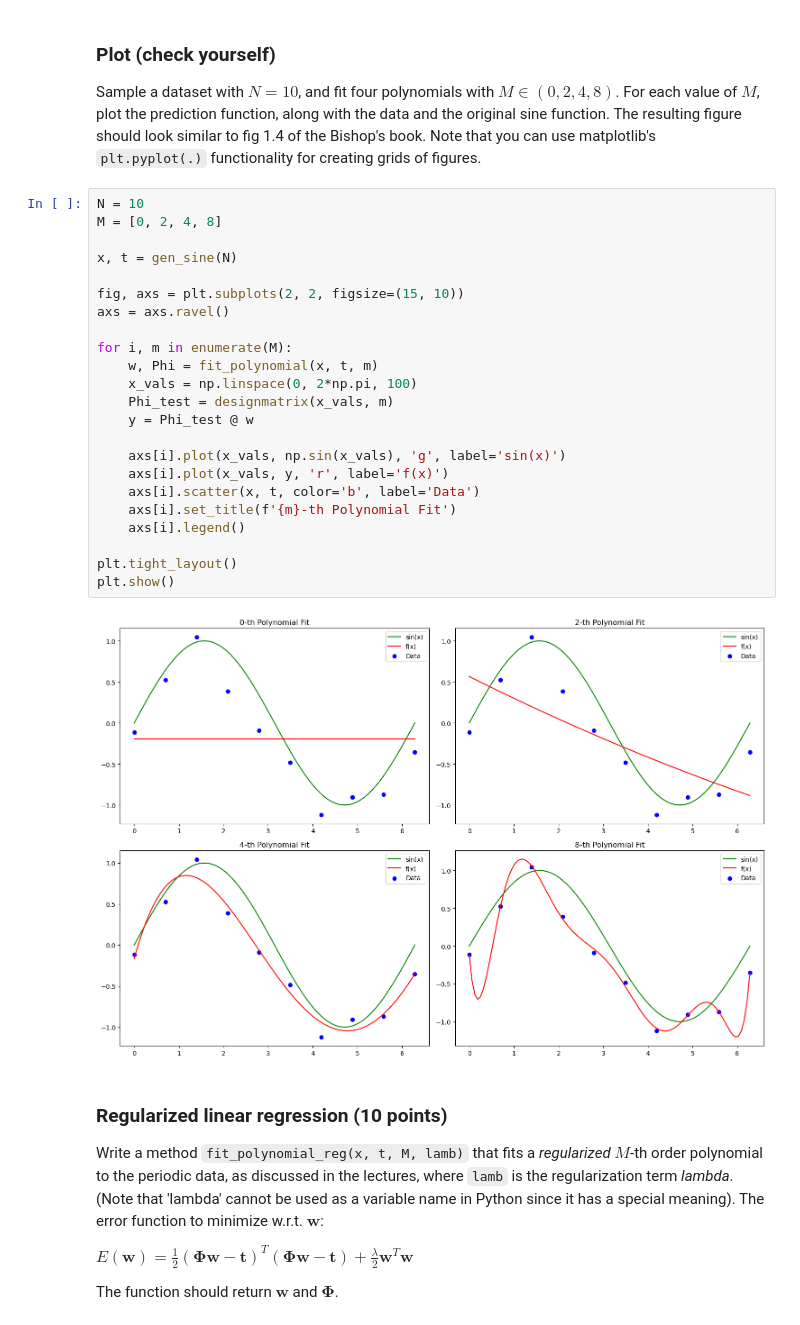
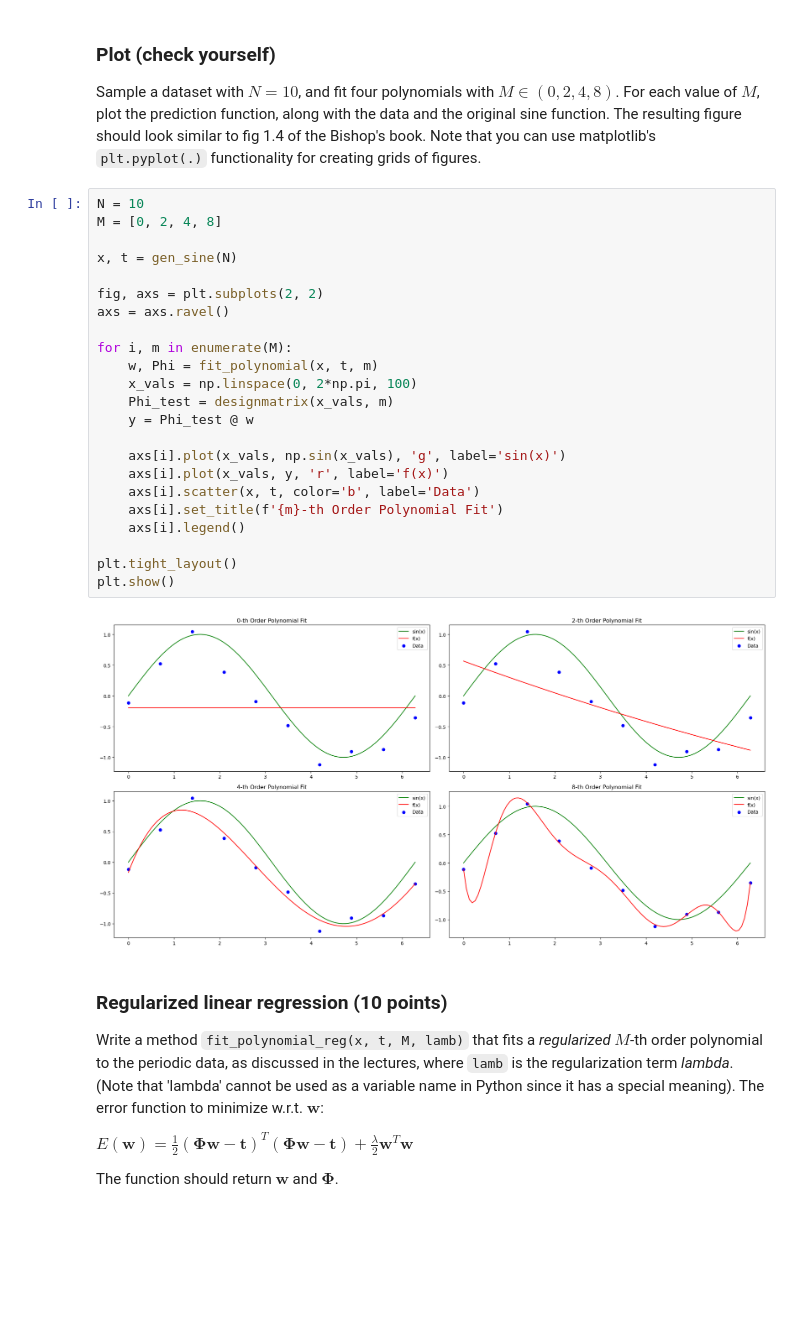
Before and after one commit to pedrocurvo/ML1, a Jupyter notebook: Lab 1/15713725_lab1.ipynb, the cells around one changed output. Drawn from its saved outputs; the diff is of its cells as text; blank space fills up the shorter version.

```diff
--- a/Lab 1/15713725_lab1.ipynb
+++ b/Lab 1/15713725_lab1.ipynb
@@ -342,28 +348,28 @@ For each value of $M$, plot the prediction function, along with the data and the
 # %%
 N = 10
 M = [0, 2, 4, 8]
 
 x, t = gen_sine(N)
 
-fig, axs = plt.subplots(2, 2, figsize=(15, 10))
+fig, axs = plt.subplots(2, 2)
 axs = axs.ravel()
 
 for i, m in enumerate(M):
     w, Phi = fit_polynomial(x, t, m)
     x_vals = np.linspace(0, 2*np.pi, 100)
     Phi_test = designmatrix(x_vals, m)
     y = Phi_test @ w
 
     axs[i].plot(x_vals, np.sin(x_vals), 'g', label='sin(x)')
     axs[i].plot(x_vals, y, 'r', label='f(x)')
     axs[i].scatter(x, t, color='b', label='Data')
-    axs[i].set_title(f'{m}-th Polynomial Fit')
+    axs[i].set_title(f'{m}-th Order Polynomial Fit')
     axs[i].legend()
 
 plt.tight_layout()
 plt.show()
 # %% [output]
-[figure, old version]
+[figure, new version]
 # %% [markdown]
 ### Regularized linear regression (10 points)
 
```
Also changed, not shown: parts of 9 cells of this notebook.
